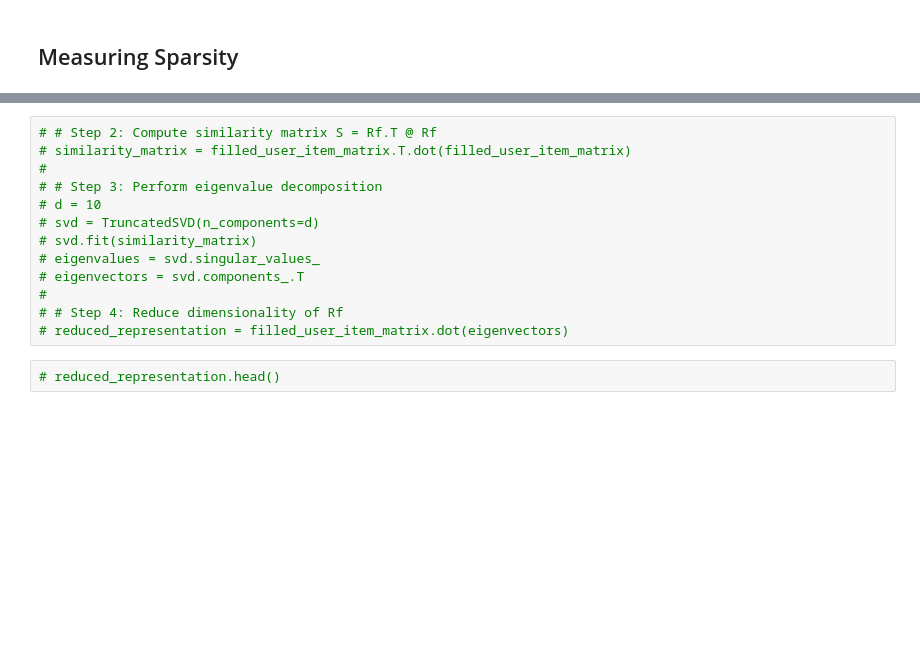
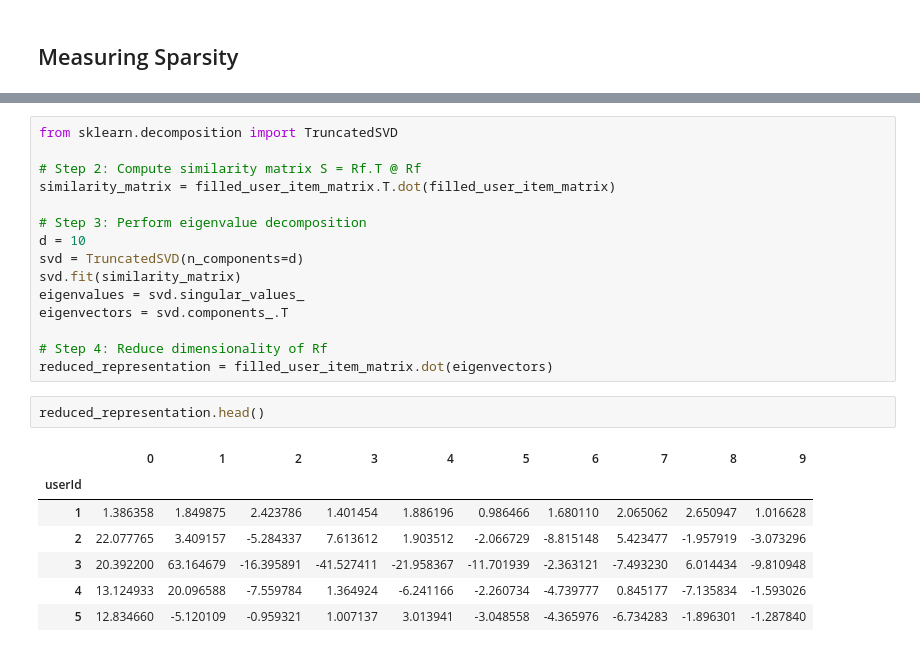
Before and after one commit to skanderkaroui/collaborative_filtering_movie_recommendation, a Jupyter notebook: movie-recommendation-system.ipynb, the cells around one changed output, grey strips where cells are left out. Drawn from its saved outputs; the diff is of its cells as text; blank space fills up the shorter version.

```diff
--- a/movie-recommendation-system.ipynb
+++ b/movie-recommendation-system.ipynb
@@ -112,15 +131,25 @@ Since the data is all filled and the sparsity equals to 0, there's no need to us
 # %%
-# # Step 2: Compute similarity matrix S = Rf.T @ Rf
-# similarity_matrix = filled_user_item_matrix.T.dot(filled_user_item_matrix)
-#
-# # Step 3: Perform eigenvalue decomposition
-# d = 10
-# svd = TruncatedSVD(n_components=d)
-# svd.fit(similarity_matrix)
-# eigenvalues = svd.singular_values_
-# eigenvectors = svd.components_.T
-#
-# # Step 4: Reduce dimensionality of Rf
-# reduced_representation = filled_user_item_matrix.dot(eigenvectors)
+from sklearn.decomposition import TruncatedSVD
+
+# Step 2: Compute similarity matrix S = Rf.T @ Rf
+similarity_matrix = filled_user_item_matrix.T.dot(filled_user_item_matrix)
+
+# Step 3: Perform eigenvalue decomposition
+d = 10
+svd = TruncatedSVD(n_components=d)
+svd.fit(similarity_matrix)
+eigenvalues = svd.singular_values_
+eigenvectors = svd.components_.T
+
+# Step 4: Reduce dimensionality of Rf
+reduced_representation = filled_user_item_matrix.dot(eigenvectors)
-# %%
-# reduced_representation.head()
+# %%
+reduced_representation.head()
+# %% [output]
+|  | 0 | 1 | 2 | 3 | 4 | 5 | 6 | 7 | 8 | 9 |
+| userId |  |  |  |  |  |  |  |  |  |  |
+| 1 | 1.386358 | 1.849875 | 2.423786 | 1.401454 | 1.886196 | 0.986466 | 1.680110 | 2.065062 | 2.650947 | 1.016628 |
+| 2 | 22.077765 | 3.409157 | -5.284337 | 7.613612 | 1.903512 | -2.066729 | -8.815148 | 5.423477 | -1.957919 | -3.073296 |
+| 3 | 20.392200 | 63.164679 | -16.395891 | -41.527411 | -21.958367 | -11.701939 | -2.363121 | -7.493230 | 6.014434 | -9.810948 |
+| 4 | 13.124933 | 20.096588 | -7.559784 | 1.364924 | -6.241166 | -2.260734 | -4.739777 | 0.845177 | -7.135834 | -1.593026 |
+| 5 | 12.834660 | -5.120109 | -0.959321 | 1.007137 | 3.013941 | -3.048558 | -4.365976 | -6.734283 | -1.896301 | -1.287840 |
```
Also changed, not shown: parts of 4 cells of this notebook.
